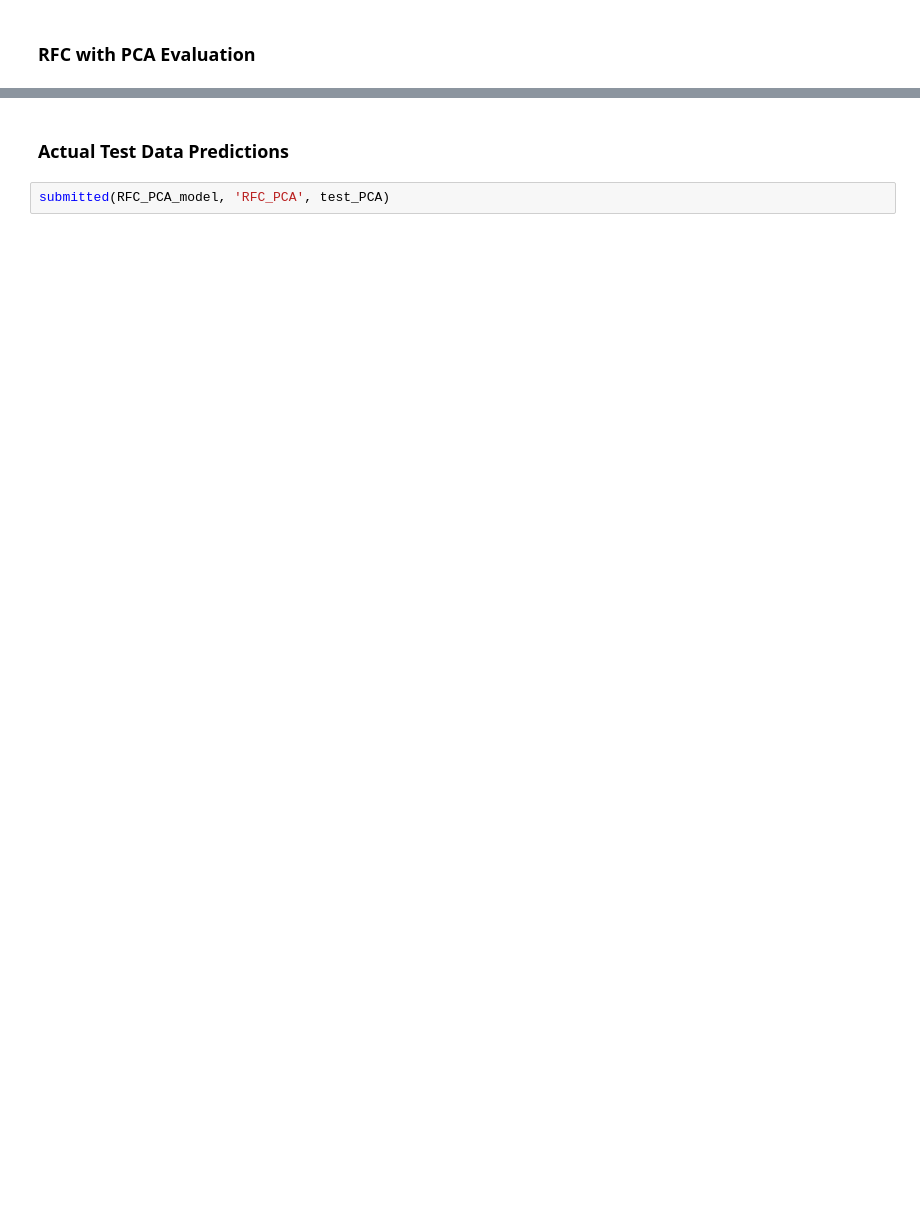
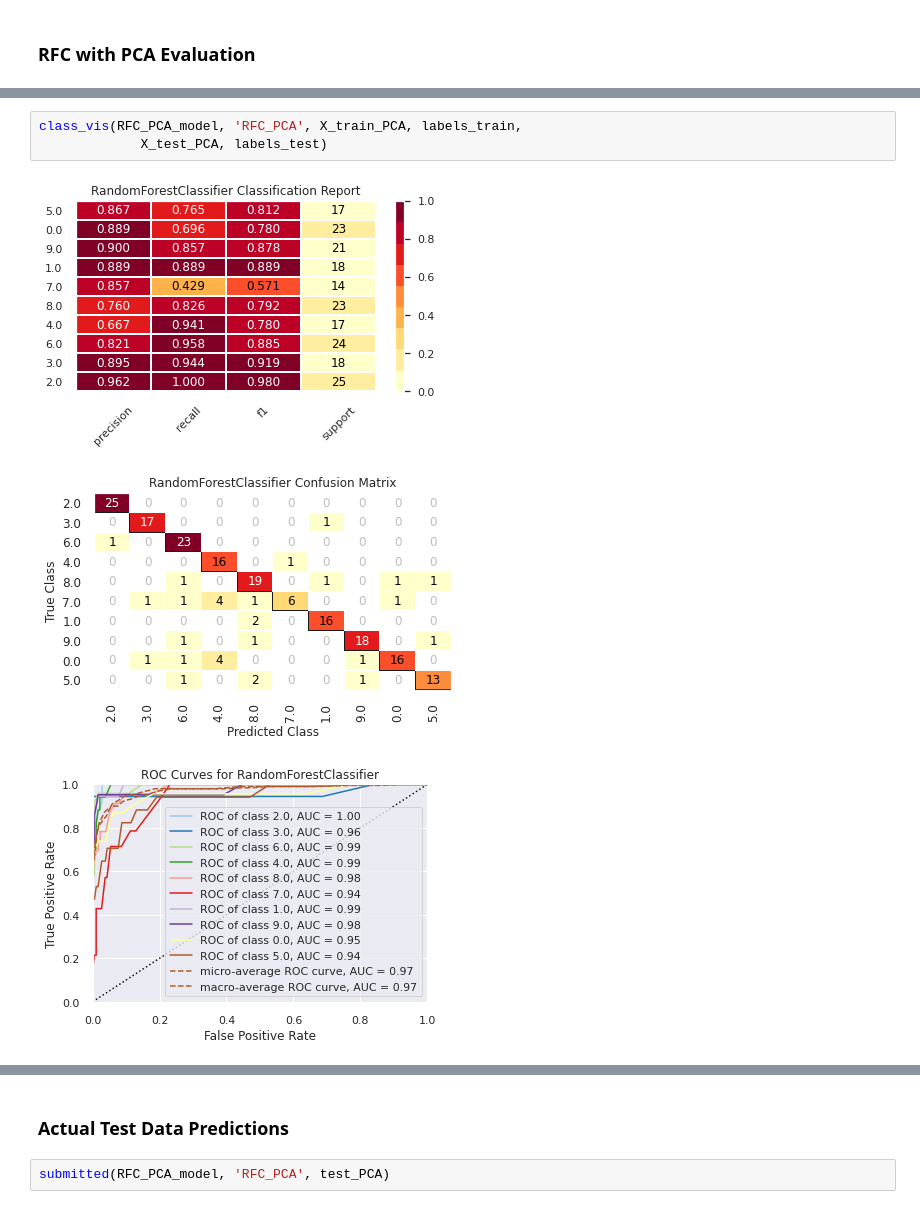
Before and after one commit to oimartin/MNIST_Digit_Recognizer, a Jupyter notebook: digits_notebook.ipynb, the cells around one changed output, grey strips where cells are left out. Saved outputs shown, nothing was run; the diff lists cells and outputs as text; blank space fills up the shorter version.

```diff
--- a/digits_notebook.ipynb
+++ b/digits_notebook.ipynb
@@ -515,0 +537,7 @@ eval_classification(test_pred_RFC, labels_test, X_test_PCA, 'RFC_PCA', 'Test')
+# %%
+class_vis(RFC_PCA_model, 'RFC_PCA', X_train_PCA, labels_train,
+             X_test_PCA, labels_test)
+# %% [output]
+[figure, added]
+[figure, added]
+[figure, added]
```
Also changed, not shown: parts of 23 cells of this notebook.
